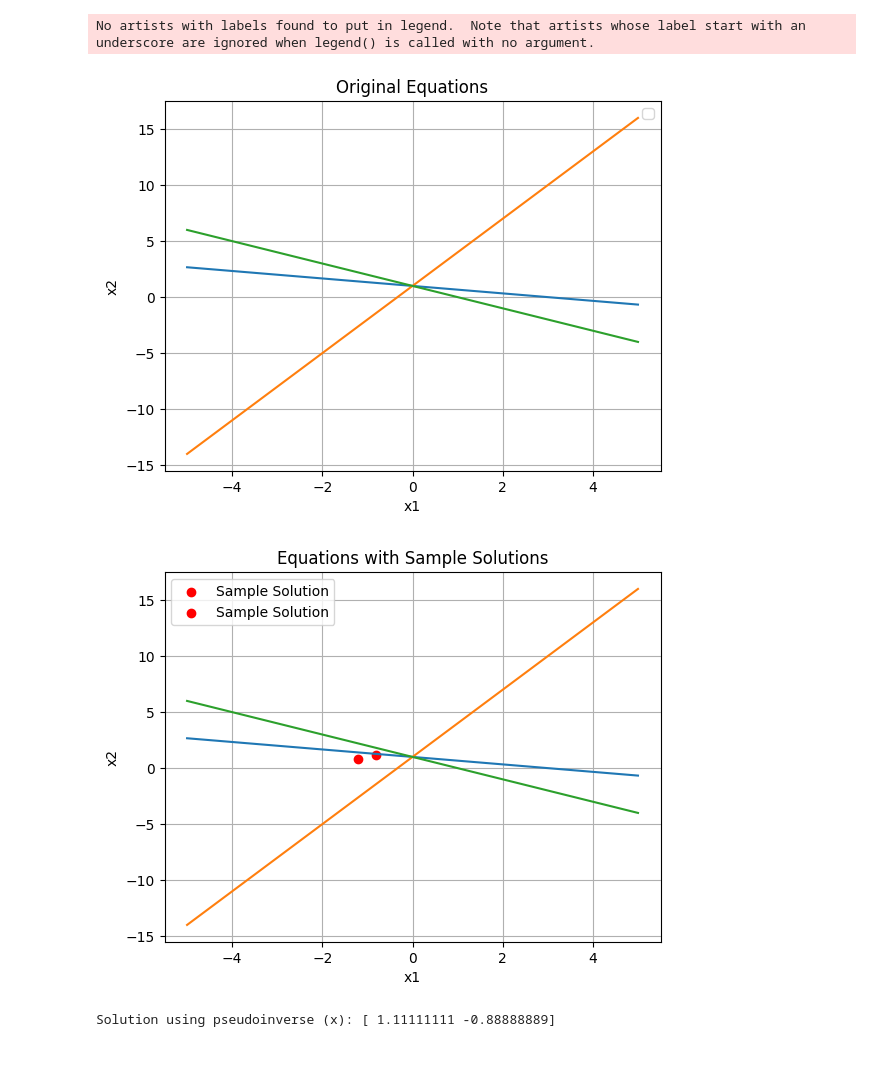
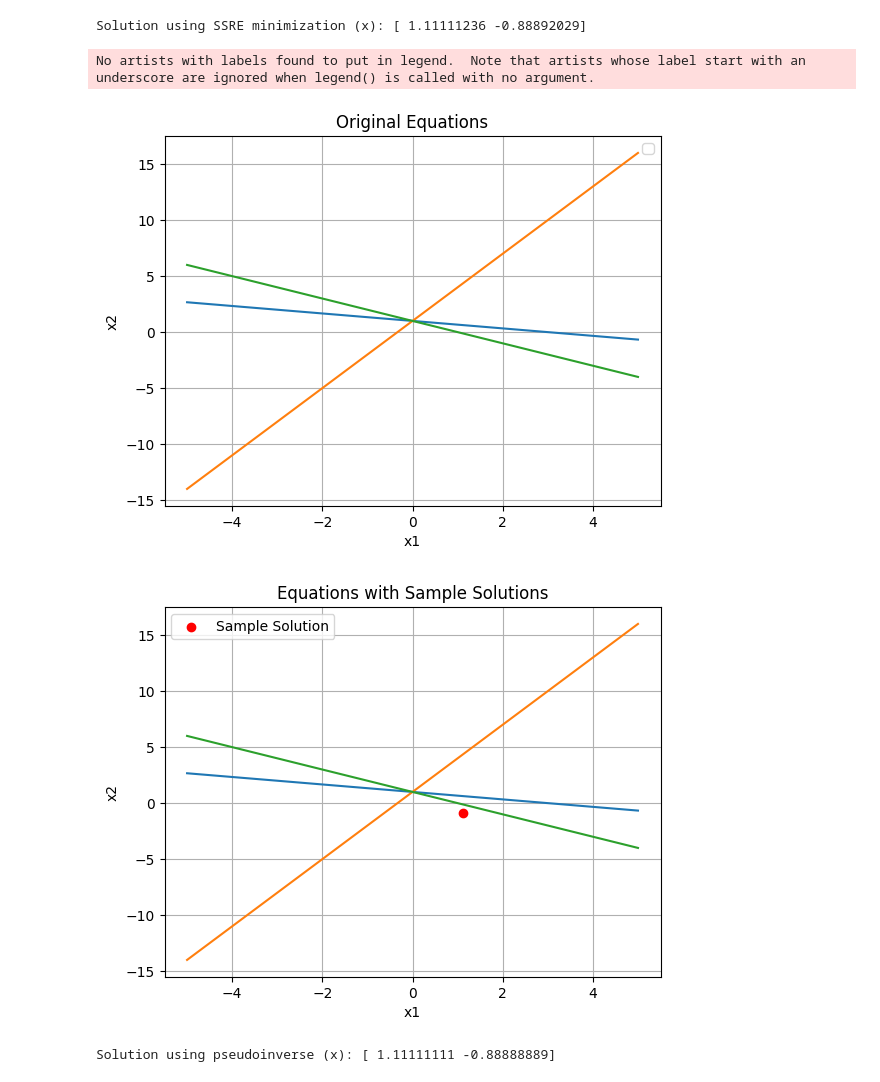
Before and after one commit to sanatankafle12/quick-fox-assignment, a Jupyter notebook: Linear_algebra.ipynb, the cells around one changed output. Cells and saved outputs as stored; diff of their text form; code cells hidden in the pictures.

```diff
--- a/Linear_algebra.ipynb
+++ b/Linear_algebra.ipynb
@@ -5,46 +11,46 @@ import numpy as np
+# %%
+from scipy.optimize import minimize
+
+def calculate_sse(x):
+  """Calculates the sum of squared residuals for a given solution vector x."""
+  predictions = A.dot(x)
+  errors = predictions - b
+  return np.sum(errors**2)
+
+x0 = np.array([0, 0])
+res = minimize(calculate_sse, x0, method='Nelder-Mead')
+print("Solution using SSRE minimization (x):", res.x)
+# %% [output]
+Solution using SSRE minimization (x): [ 1.11111236 -0.88892029]
 # %%
-import numpy as np
-import matplotlib.pyplot as plt
 
-A = np.array([[1, 3], [3, -1], [2, 2]])
-b = np.array([-2, 4, 1])
-
-
-def calculate_sse(x):
-  """Calculates the sum of squared residuals for a given solution vector x."""
-  predictions = A.dot(x)
-  errors = predictions - b
-  return np.sum(errors**2)
 
 def visualize_lines(points, title):
   """Visualizes the lines and points in a 2D plot."""
   x_range = np.linspace(-5, 5, 100)
   for point in points:
     y1 = (-point[0] * x_range + point[1]) / point[1]
     plt.plot(x_range, y1)
   plt.title(title)
   plt.xlabel("x1")
   plt.ylabel("x2")
   plt.legend()
   plt.grid(True)
   plt.show()
-
-sample_solutions = np.array([[-1.2, 0.8], [-0.8, 1.2]])
-
 visualize_lines(A, "Original Equations")
 
-for solution in sample_solutions:
-  plt.scatter(solution[0], solution[1], color='red', marker='o', label='Sample Solution')
+
+plt.scatter(res.x[0], res.x[1], color='red', marker='o', label='Sample Solution')
 visualize_lines(A, "Equations with Sample Solutions")
 pinv_A = np.linalg.pinv(A)
 x_pinv = pinv_A @ b
 print("Solution using pseudoinverse (x):", x_pinv)
 
 plt.scatter(x_pinv[0], x_pinv[1], color='green', marker='o', label='Pseudoinverse Solution')
 visualize_lines(A, "Equations with Pseudoinverse Solution")
 # %% [output]
 No artists with labels found to put in legend.  Note that artists whose label start with an underscore are ignored when legend() is called with no argument.
 [figure]
-[figure, old version]
+[figure, new version]
 Solution using pseudoinverse (x): [ 1.11111111 -0.88888889]
 [figure]
```
Also changed, not shown: parts of 1 cell of this notebook.
